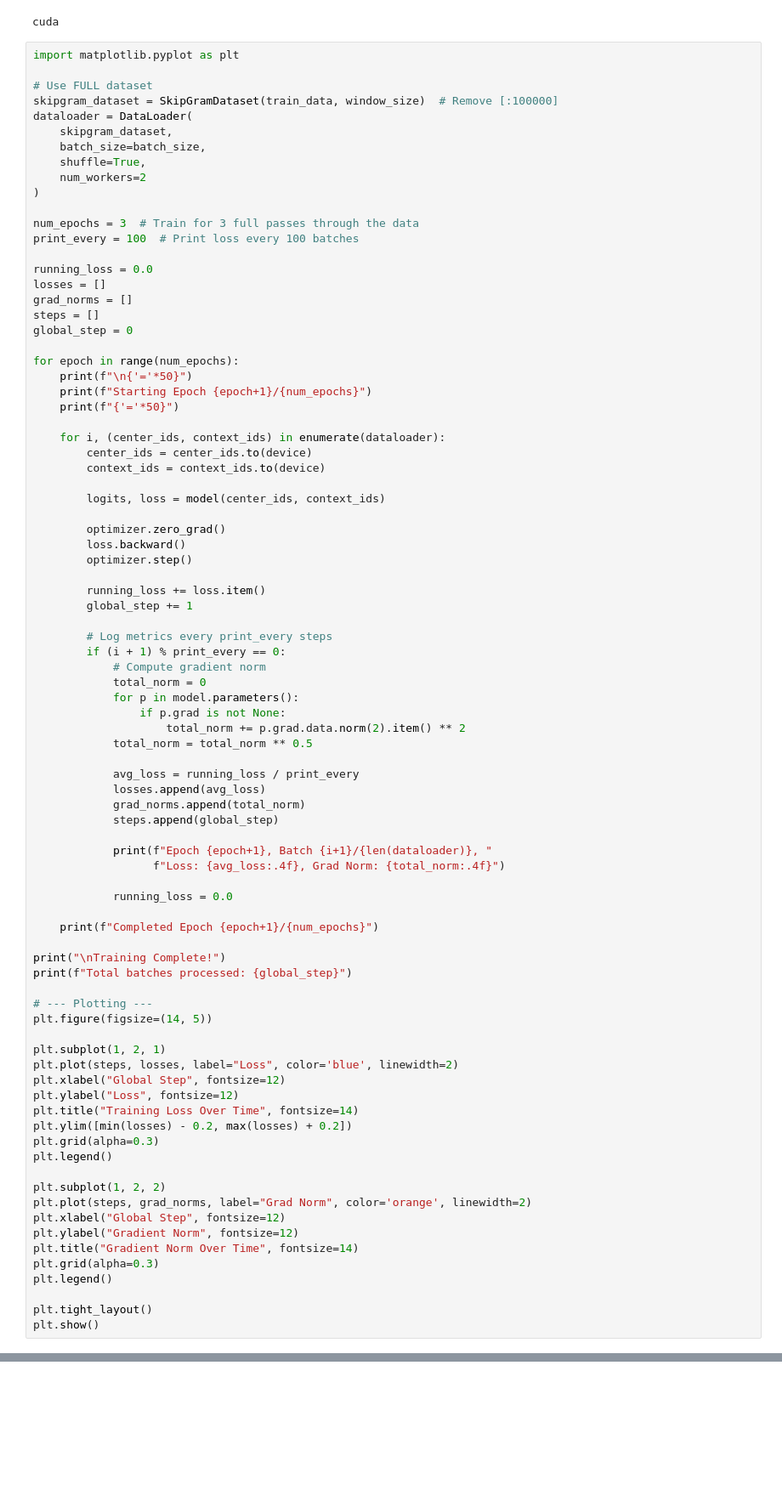
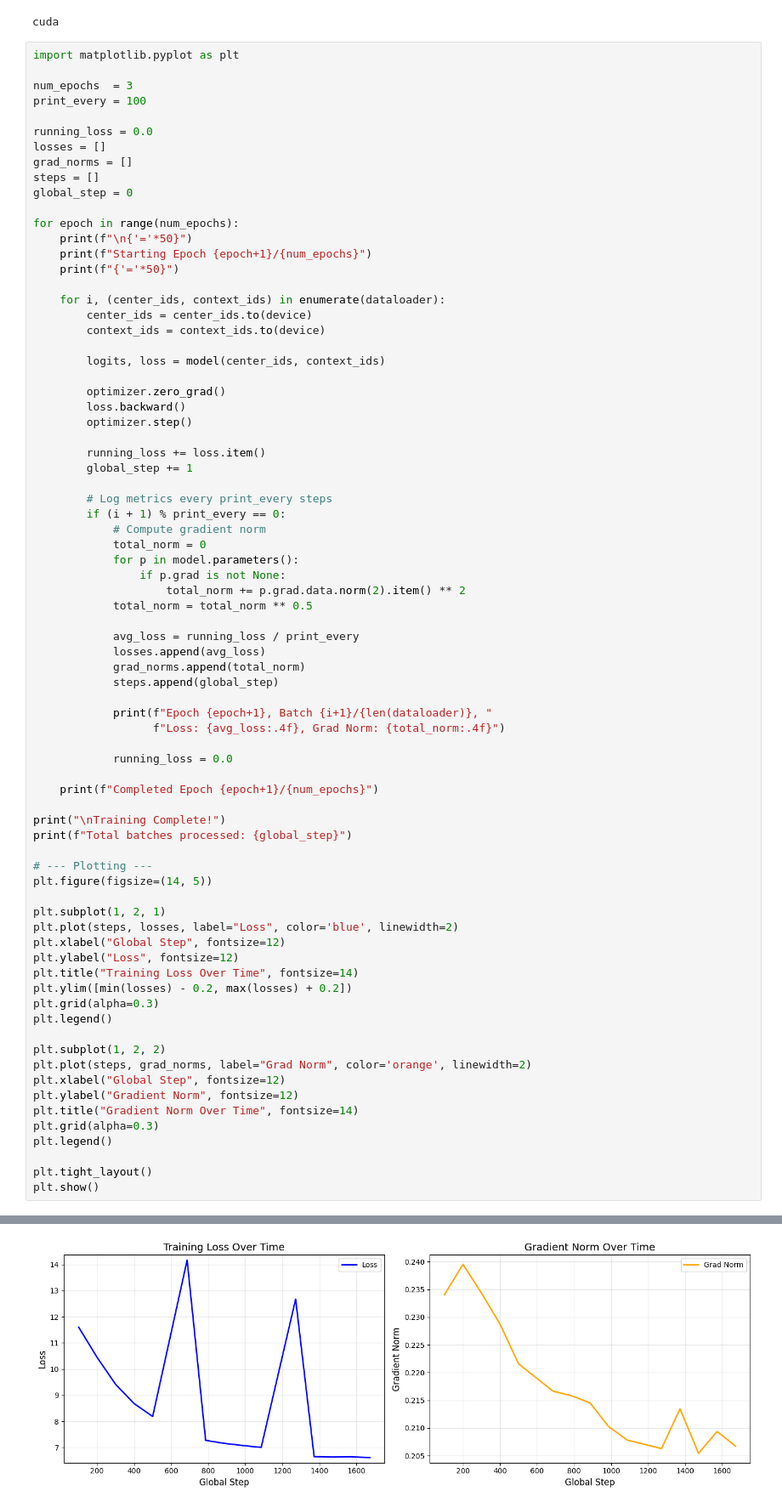
Before and after one commit to aayaan14/Paper-Implementations, a Jupyter notebook: SkipGramModel/SkipGramModel.ipynb, the cells around one changed output, grey strips where cells are left out. Shown at 85% size. Drawn from its saved outputs; the diff is of its cells as text; blank space fills up the shorter version.

```diff
--- a/SkipGramModel/SkipGramModel.ipynb
+++ b/SkipGramModel/SkipGramModel.ipynb
@@ -194,17 +194,8 @@ cuda
 # %%
 import matplotlib.pyplot as plt
 
-# Use FULL dataset
-skipgram_dataset = SkipGramDataset(train_data, window_size)  # Remove [:100000]
-dataloader = DataLoader(
-    skipgram_dataset,
-    batch_size=batch_size,
-    shuffle=True,
-    num_workers=2
-)
-
-num_epochs = 3  # Train for 3 full passes through the data
-print_every = 100  # Print loss every 100 batches
+num_epochs  = 3
+print_every = 100
 
 running_loss = 0.0
 losses = []
@@ -280,0 +288 @@ Generating training pairs...
+[figure, added]
```
Also changed, not shown: parts of 9 cells of this notebook, 1 other file.
